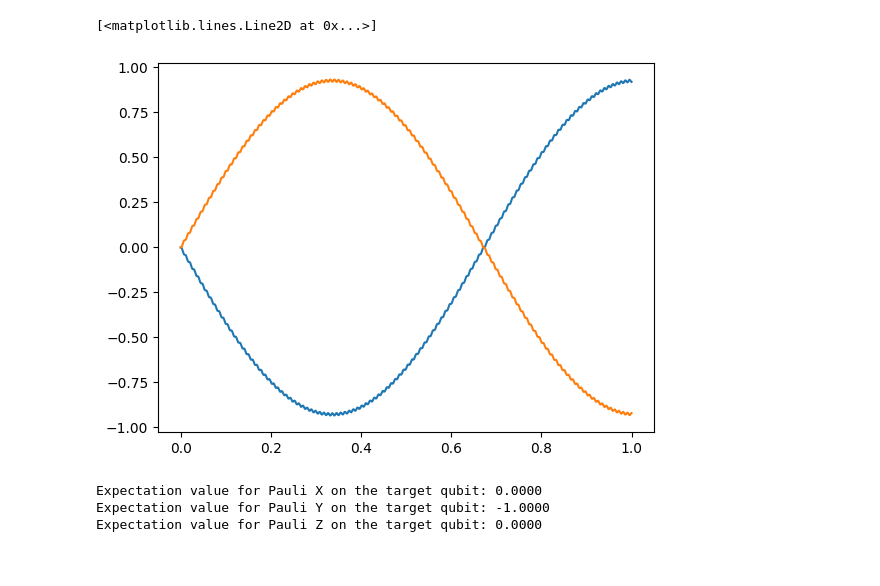
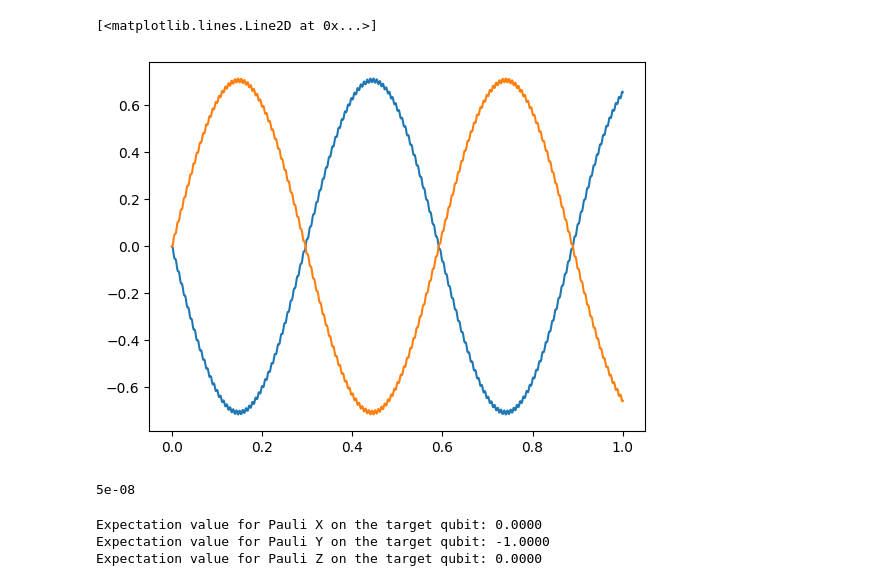
Before and after one commit to rmoretti9/QDAST, a Jupyter notebook: src/modeling/gates/cross_resonance.ipynb, the cells around one changed output. Cells and saved outputs as stored; diff of their text form; code cells hidden in the pictures.

```diff
--- a/src/modeling/gates/cross_resonance.ipynb
+++ b/src/modeling/gates/cross_resonance.ipynb
@@ -25,41 +25,45 @@ e_op_list.extend((sx2, sy2, sz2))
 # Detuning between qubit 1 and 2
 Delta12 = 100*2*np.pi
 # Static coupling between qubit 1 and 2
-J12 = 2*2*np.pi
+J12 = 15# 2*2*np.pi
 # m2 sets the strength of spurious drive on qubit 2
 m1 = 1.0
 m2 = 0.2*0
 # Drive strength on qubit 1
-Omega = 20*2*np.pi
+Omega = 50*2*np.pi
 
 # (Time indenpendent) Hamiltonian in frame rotating at omega 2
 Hp = Delta12/2*sz1 + J12*(sp1*sm2 + sm1*sp2) + m1*Omega*sx1 + m2*Omega*sx2
 
 H0 = -Delta12/2*sz2 + J12*(sp1*sm2 + sm1*sp2)
 Htp = [H0, [Omega*(m1*sp1+m2*sp2), lambda t, args: np.exp(1j*Delta12*t)],
        [Omega*(m1*sm1+m2*sm2), lambda t, args: np.exp(-1j*Delta12*t)]]
 
 # Initial states
 # |00>
 psidown = qt.tensor(qt.basis(2, 1), qt.basis(2, 1))
 # |10>
 psiup = qt.tensor(qt.basis(2, 0), qt.basis(2, 1))
 
 
 def CR(tlist, psi0):
     # Simple CR gate
     output = qt.mesolve(Hp, psi0, tlist, [], e_op_list)
     return(output.expect)
 endtime = 1 #us
 tlist = np.linspace(0.0, endtime, 1001)
 output_00 = CR(tlist, psidown)
 output_10 = CR(tlist, psiup)
 
 plt.plot(tlist, output_00[4])
 plt.plot(tlist, output_10[4])
 # %% [output]
 [<matplotlib.lines.Line2D at 0x...>]
-[figure, old version]
+[figure, new version]
+# %%
+1 / 20e6
+# %% [output]
+5e-08
 # %%
 import pennylane as qml
 from pennylane import numpy as np
```
Also changed, not shown: 26 other files.
